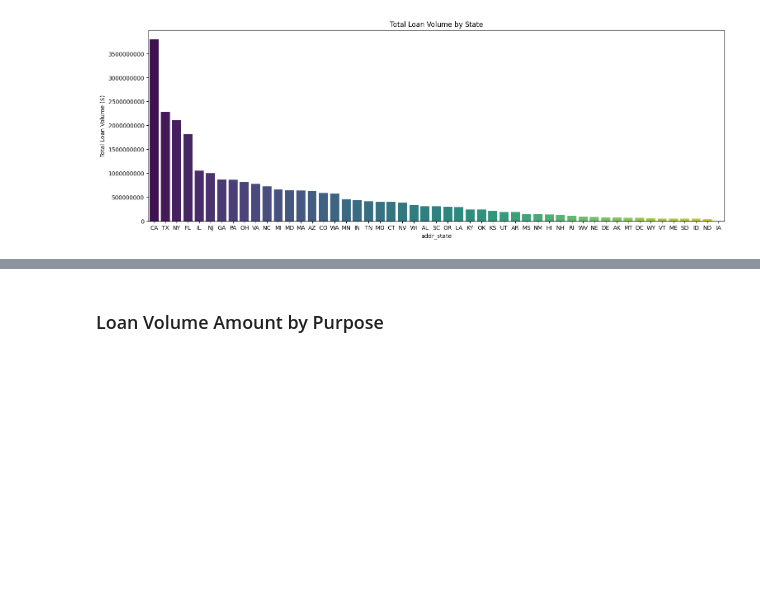
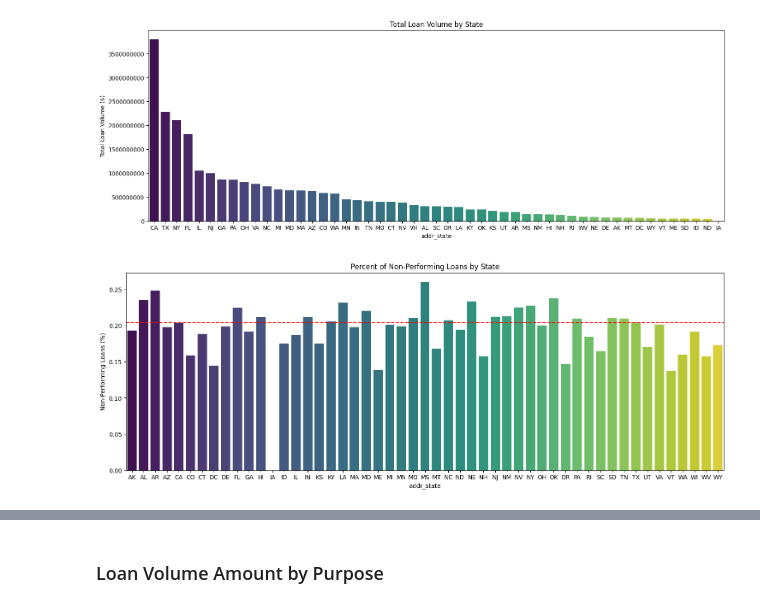
Before and after one commit to dmtrinh/loan-default-prediction, a Jupyter notebook: LendingClub_EDA.ipynb, the cells around one changed output, grey strips where cells are left out. Drawn from its saved outputs; the diff is of its cells as text; code cells hidden in the pictures; blank space fills up the shorter version.

```diff
--- a/LendingClub_EDA.ipynb
+++ b/LendingClub_EDA.ipynb
@@ -110,3 +110,20 @@ plt.savefig('./output/total_loan_vol_by_state.png', dpi=300, bbox_inches='tight'
 plt.show()
 # %% [output]
 [figure]
+# %%
+# Percent of Non-Performing loans by state
+non_performing_loans_by_state = df.groupby('addr_state')['loan_status'].apply(lambda x: (x == 'Non-Performing').sum() / len(x))
+
+# Plot percent of non-performing loans by state
+plt.figure(figsize=(18, 6))
+ax = sns.barplot(x='addr_state', y='loan_status', hue='addr_state', data=pd.DataFrame(non_performing_loans_by_state), palette='viridis')
+# Set y-label
+plt.ylabel('Non-Performing Loans (%)')
+
+# Add horizontal line to represent % of non-performing loans in the dataset
+plt.axhline(y=(df['loan_status'] == 'Non-Performing').sum() / len(df), color='r', linestyle='--', label='Average Non-Performing Loans')
+plt.title('Percent of Non-Performing Loans by State')
+plt.savefig('./output/non_performing_loans_by_state.png', dpi=300, bbox_inches='tight')
+plt.show()
+# %% [output]
+[figure, added]
```
Also changed, not shown: parts of 48 cells of this notebook, 24 other files.
